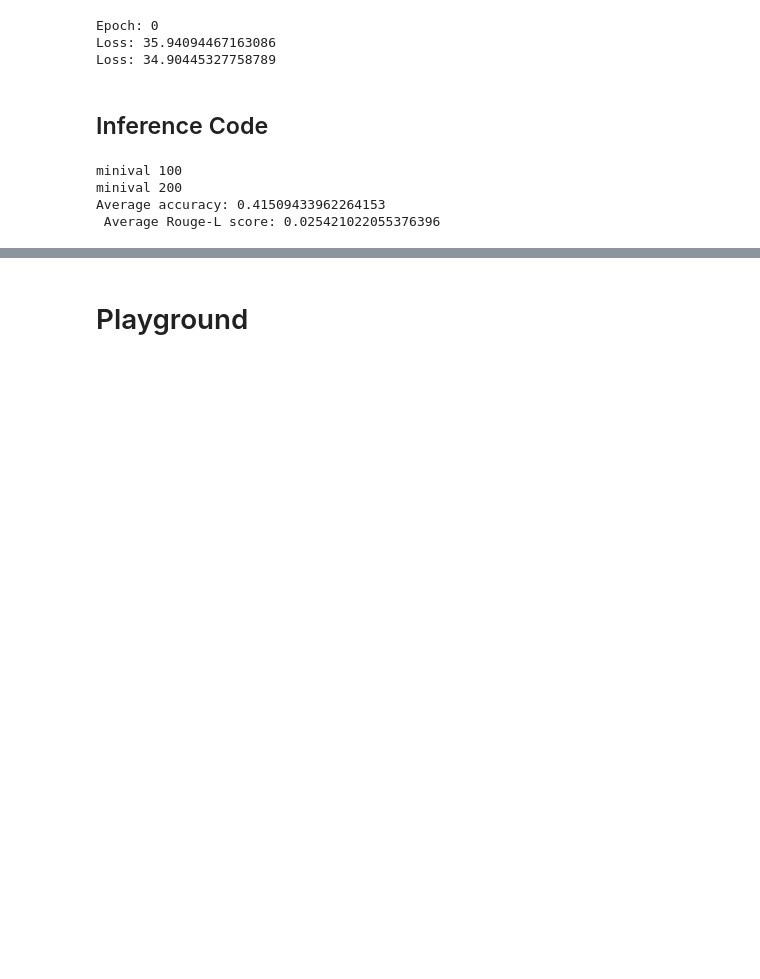
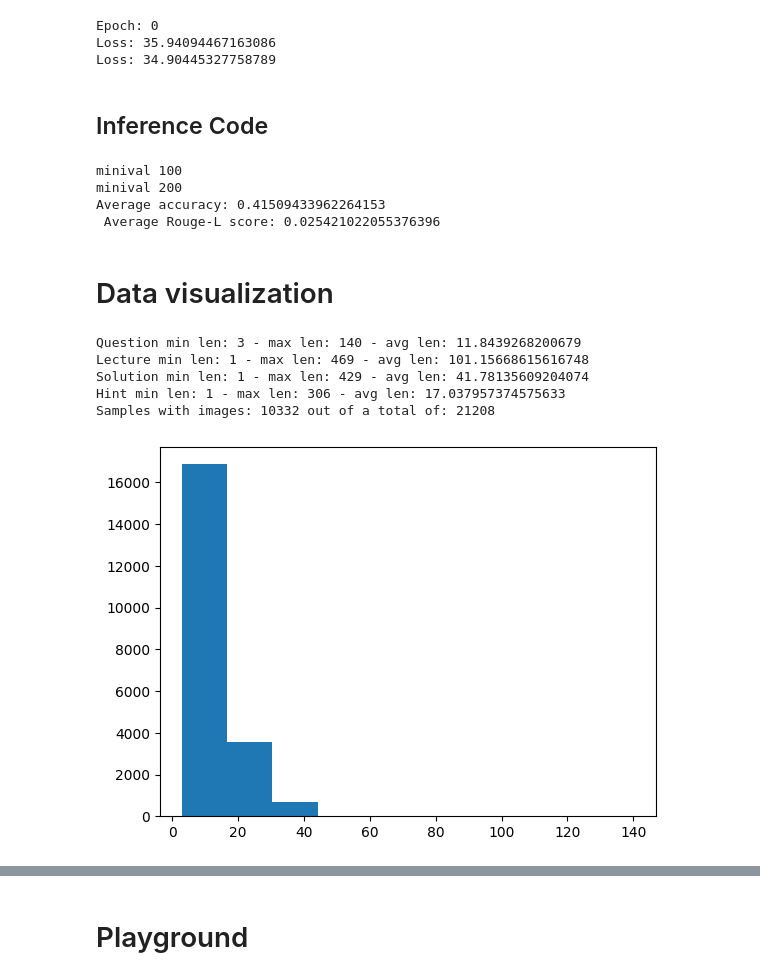
Before and after one commit to rohan598/eeevqa, a Jupyter notebook: science-qa-data-vis-process.ipynb, the cells around one changed output, grey strips where cells are left out. Saved outputs shown, nothing was run; the diff lists cells and outputs as text; code cells hidden in the pictures; blank space fills up the shorter version.

Commit message:
data prepare multimodal changes

```diff
--- a/science-qa-data-vis-process.ipynb
+++ b/science-qa-data-vis-process.ipynb
@@ -1151,3 +1084,10 @@ minival 100
 minival 200
 Average accuracy: 0.41509433962264153
  Average Rouge-L score: 0.025421022055376396
+# %% [markdown]
+# Data visualization
+# %%
+def visualize_input_distribution(meta_data_dict, param="question"):
+    counts, bins = np.histogram(meta_data_dict[param]["list"])
+    plt.hist(bins[:-1], bins, weights=counts)
+    plt.show()
@@ -1153,0 +1208,12 @@ Average accuracy: 0.41509433962264153
+# %%
+meta_data_dict = get_data_stats(problem_list)
+# %% [output]
+Question min len: 3 - max len: 140 - avg len: 11.8439268200679
+Lecture min len: 1 - max len: 469 - avg len: 101.15668615616748
+Solution min len: 1 - max len: 429 - avg len: 41.78135609204074
+Hint min len: 1 - max len: 306 - avg len: 17.037957374575633
+Samples with images: 10332 out of a total of: 21208
+# %%
+visualize_input_distribution(meta_data_dict, param = "question")
+# %% [output]
+[figure, added]
```
Also changed, not shown: parts of 66 cells of this notebook, 1 other file.
